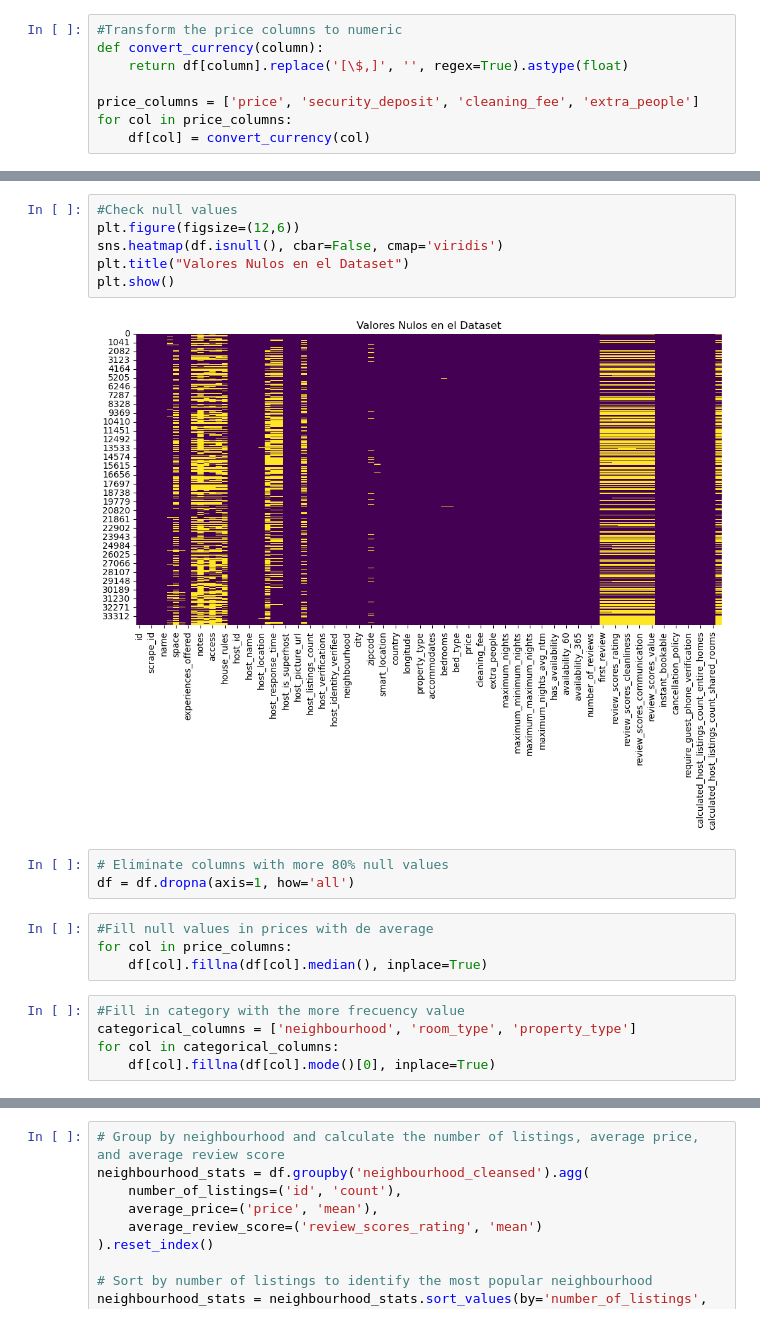
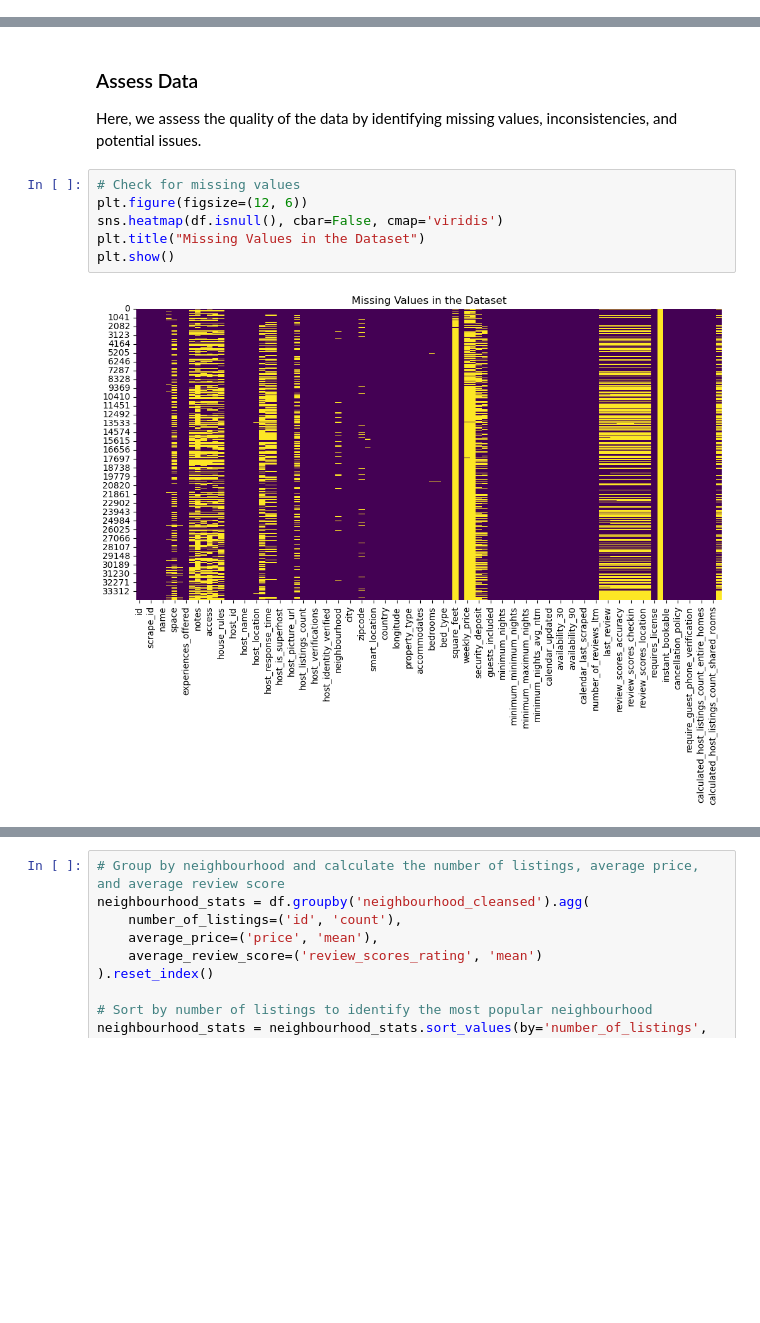
Before and after one commit to marianamorao/rio-de-janeiro-airbnb-data, a Jupyter notebook: airbnb_rio_analysis.ipynb, the cells around one changed output, grey strips where cells are left out. Drawn from its saved outputs; the diff is of its cells as text; blank space fills up the shorter version.

```diff
--- a/airbnb_rio_analysis.ipynb
+++ b/airbnb_rio_analysis.ipynb
@@ -16,11 +36,3 @@ RangeIndex: 34329 entries, 0 to 34328
 Columns: 106 entries, id to reviews_per_month
 dtypes: float64(24), int64(21), object(61)
 memory usage: 27.8+ MB
-# %%
-#Transform the price columns to numeric
-def convert_currency(column):
-    return df[column].replace('[\$,]', '', regex=True).astype(float)
-
-price_columns = ['price', 'security_deposit', 'cleaning_fee', 'extra_people']
-for col in price_columns:
-    df[col] = convert_currency(col)
@@ -40,20 +39,12 @@ df.describe()
+# %% [markdown]
+### Assess Data
+
+Here, we assess the quality of the data by identifying missing values, inconsistencies, and potential issues.
 # %%
-#Check null values
-plt.figure(figsize=(12,6))
+# Check for missing values
+plt.figure(figsize=(12, 6))
 sns.heatmap(df.isnull(), cbar=False, cmap='viridis')
-plt.title("Valores Nulos en el Dataset")
+plt.title("Missing Values in the Dataset")
 plt.show()
 # %% [output]
-[figure, old version]
+[figure, new version]
-# %%
-# Eliminate columns with more 80% null values
-df = df.dropna(axis=1, how='all')
-# %%
-#Fill null values in prices with de average
-for col in price_columns:
-    df[col].fillna(df[col].median(), inplace=True)
-# %%
-#Fill in category with the more frecuency value
-categorical_columns = ['neighbourhood', 'room_type', 'property_type']
-for col in categorical_columns:
-    df[col].fillna(df[col].mode()[0], inplace=True)
```
Also changed, not shown: parts of 33 cells of this notebook.
